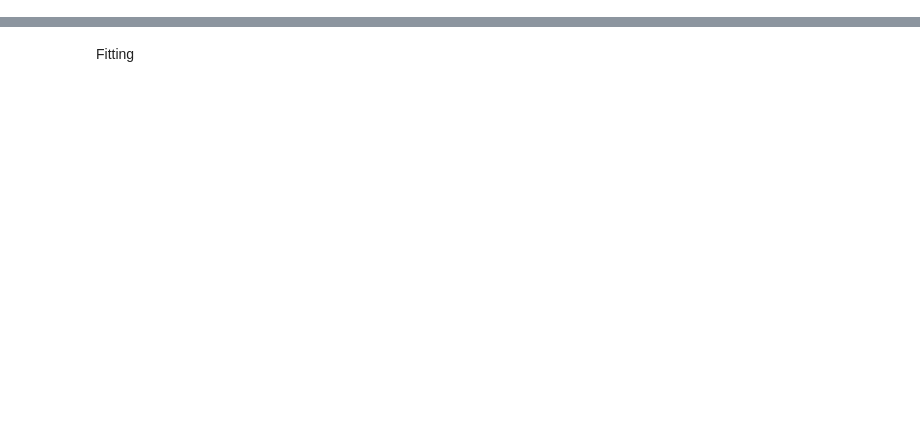
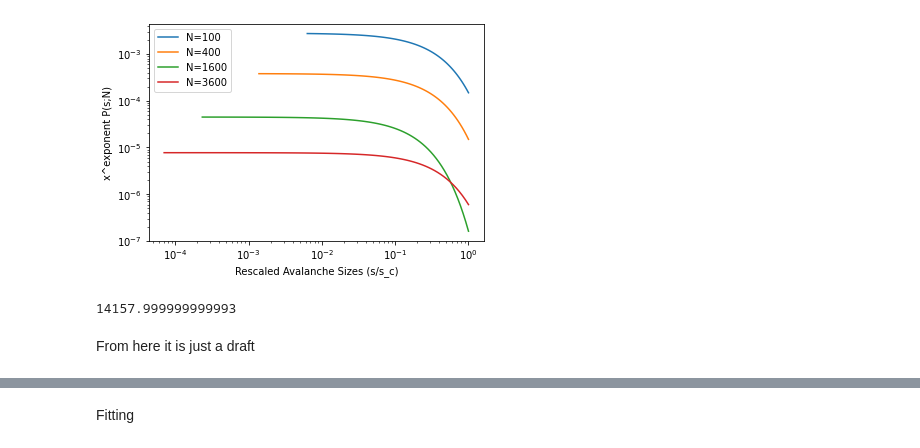
Before and after one commit to rkoevoets/complex-system-simulation, a Jupyter notebook: 2d grid network.ipynb, the cells around one changed output, grey strips where cells are left out. Saved outputs shown, nothing was run; the diff lists cells and outputs as text; code cells hidden in the pictures; blank space fills up the shorter version.

```diff
--- a/2d grid network.ipynb
+++ b/2d grid network.ipynb
@@ -138,3 +262,36 @@ plt.show()
+# %%
+import matplotlib.pyplot as plt
+import numpy as np
+
+# Assuming you have the fitted values and scaling factors
+scaling_factors = [np.max(x_fit_10), np.max(x_fit_20), np.max(x_fit_40), np.max(x_fit_60)]
+exponents = [b_10, b_20, b_40, b_60]
+
+# Rescaling the fitted data and applying the scaling exponents
+pdf_fit_10_scaled = pdf_fit_10 * (x_fit_10 / scaling_factors[0]) ** (-exponents[0])
+pdf_fit_20_scaled = pdf_fit_20 * (x_fit_20 / scaling_factors[1]) ** (-exponents[1])
+pdf_fit_40_scaled = pdf_fit_40 * (x_fit_40 / scaling_factors[2]) ** (-exponents[2])
+pdf_fit_60_scaled = pdf_fit_60 * (x_fit_60 / scaling_factors[3]) ** (-exponents[3])
+
+# Plotting the collapsed data on a log-log plot
+plt.figure()
+plt.loglog(x_fit_10 / scaling_factors[0], pdf_fit_10_scaled, label='N=100')
+plt.loglog(x_fit_20 / scaling_factors[1], pdf_fit_20_scaled, label='N=400')
+plt.loglog(x_fit_40 / scaling_factors[2], pdf_fit_40_scaled, label='N=1600')
+plt.loglog(x_fit_60 / scaling_factors[3], pdf_fit_60_scaled, label='N=3600')
+
+plt.xlabel('Rescaled Avalanche Sizes (s/s_c)')
+plt.ylabel('x^exponent P(s;N)')
+plt.legend()
+plt.show()
+# %% [output]
+[figure, added]
+# %%
+np.max(x_fit_60)
+# %% [output]
+14157.999999999993
+# %% [markdown]
+From here it is just a draft
 # %%
 # Fit a power-law distribution to the data
 fit_20 = powerlaw.Fit(grid_network_data_20)
```
Also changed, not shown: parts of 24 cells of this notebook, 6 other files.
